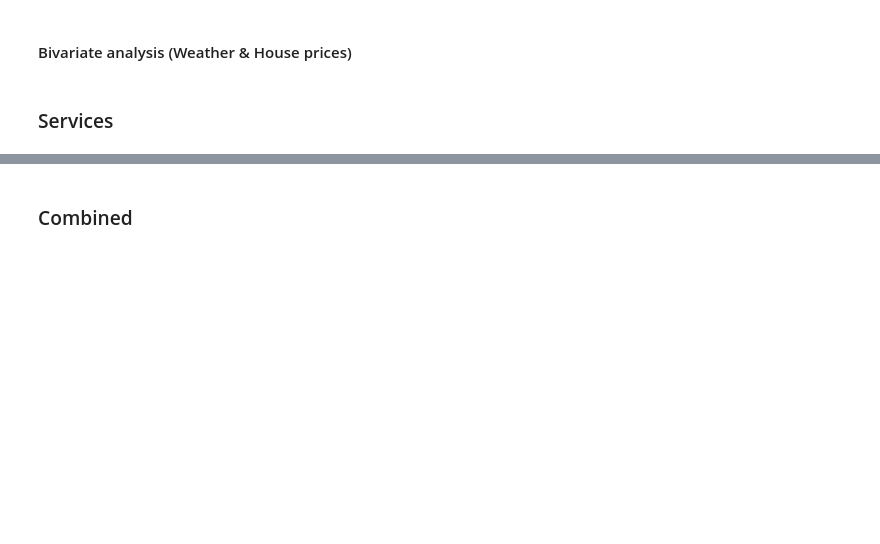
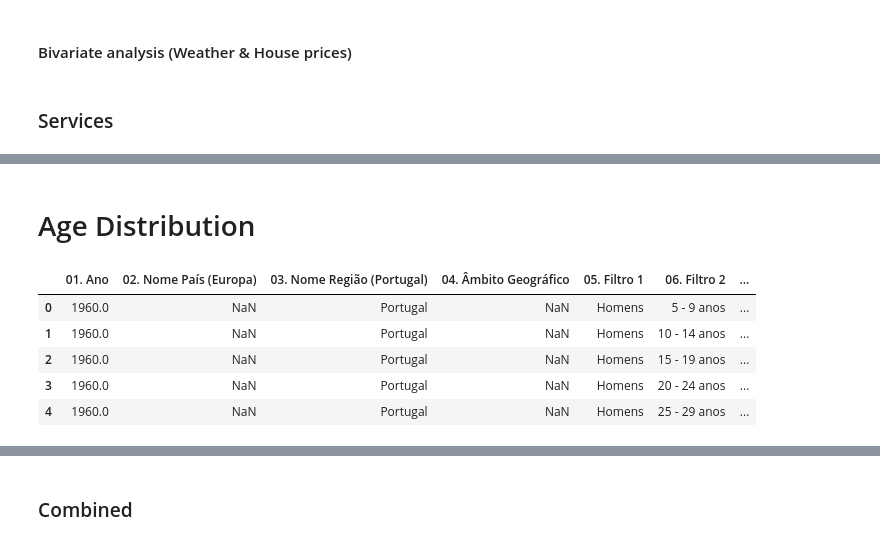
Before and after one commit to Shushunya/FCD-housing-prices, a Jupyter notebook: main.ipynb, the cells around one changed output, grey strips where cells are left out. Cells and saved outputs as stored; diff of their text form; code cells hidden in the pictures; blank space fills up the shorter version.

```diff
--- a/main.ipynb
+++ b/main.ipynb
@@ -616,0 +655,12 @@ service_cols = [
+# %% [markdown]
+# Age Distribution
+# %%
+df_age = pd.read_csv(AGE_DISTRIBUTION_FILE, encoding='utf-8-sig')
+df_age.head()
+# %% [output]
+|  | 01. Ano | 02. Nome País (Europa) | 03. Nome Região (Portugal) | 04. Âmbito Geográfico | 05. Filtro 1 | 06. Filtro 2 | ... |
+| 0 | 1960.0 | NaN | Portugal | NaN | Homens | 5 - 9 anos | ... |
+| 1 | 1960.0 | NaN | Portugal | NaN | Homens | 10 - 14 anos | ... |
+| 2 | 1960.0 | NaN | Portugal | NaN | Homens | 15 - 19 anos | ... |
+| 3 | 1960.0 | NaN | Portugal | NaN | Homens | 20 - 24 anos | ... |
+| 4 | 1960.0 | NaN | Portugal | NaN | Homens | 25 - 29 anos | ... |
```
Also changed, not shown: parts of 26 cells of this notebook, 5 other files.
